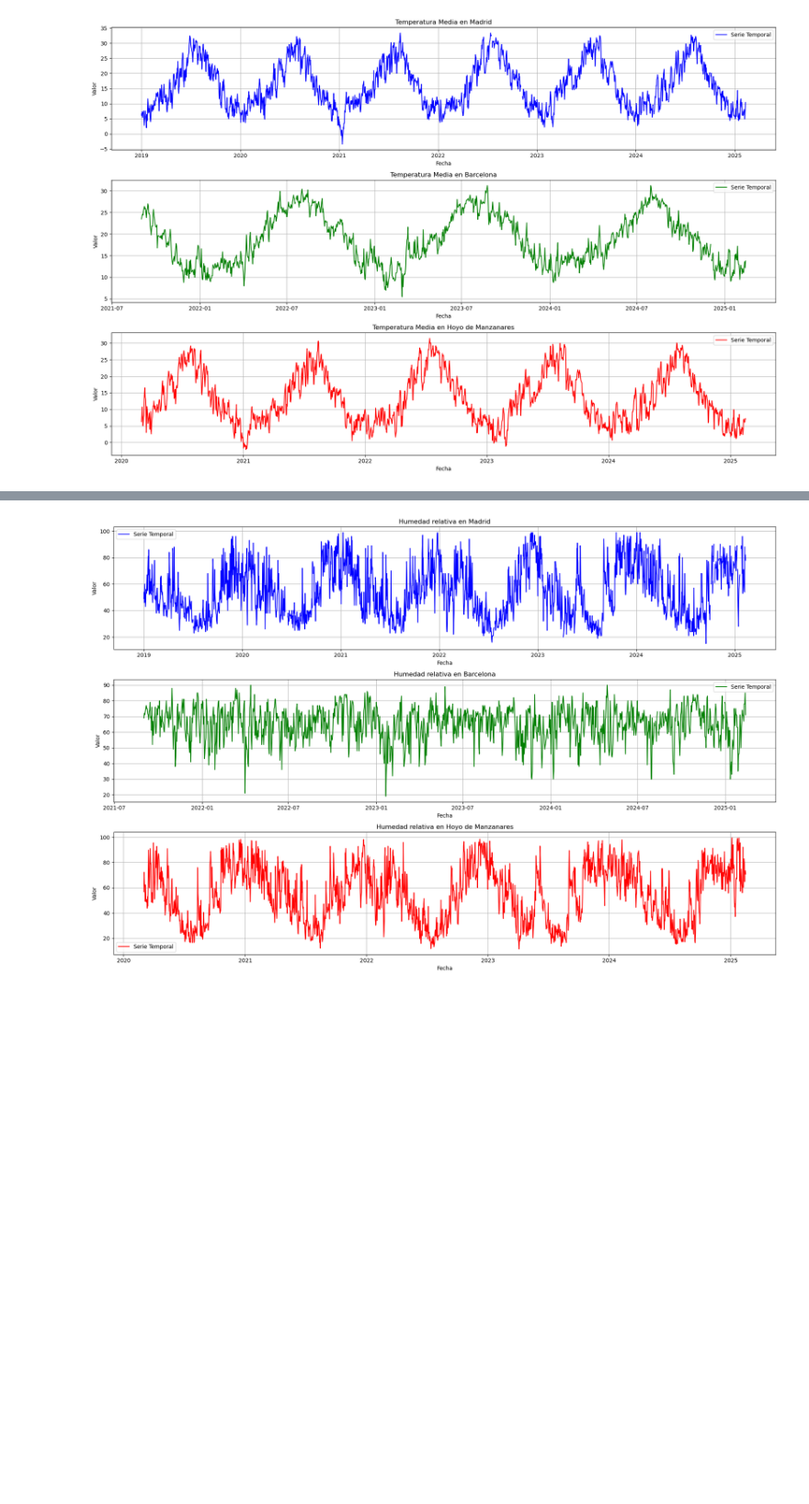
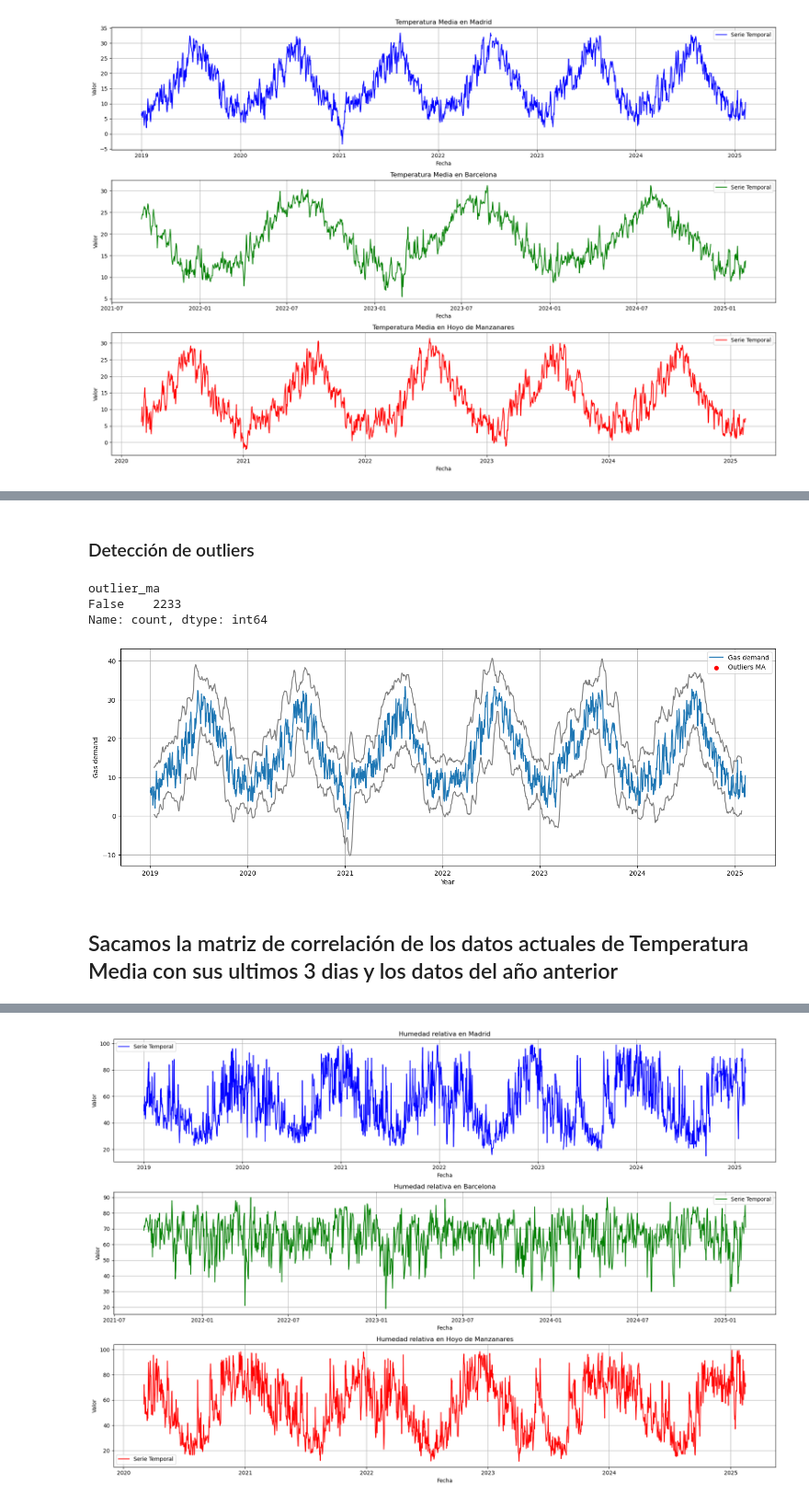
Before and after one commit to GamblerRunner/PrediccionMeteorologica, a Jupyter notebook: src/EDA/verDataDiario.ipynb, the cells around one changed output, grey strips where cells are left out. Shown at 92% size. Cells and saved outputs as stored; diff of their text form; code cells hidden in the pictures; blank space fills up the shorter version.

```diff
--- a/src/EDA/verDataDiario.ipynb
+++ b/src/EDA/verDataDiario.ipynb
@@ -80,0 +129,37 @@ plt.show()
+# %% [markdown]
+### Detección de outliers
+# %%
+window = 30  # 30 days window
+threshold = 3  # Threshold of 2 standard deviations
+
+ma = df_mad["tmed"].rolling(window=window, center=True).mean()
+std = df_mad["tmed"].rolling(window=window, center=True).std()
+
+#Treshold min and max
+threshold_min = ma - std*threshold
+threshold_max = ma + std*threshold
+
+#Outliers detection
+df_mad["outlier_ma"] = (np.abs(df_mad["tmed"] - ma) > threshold * std)
+# %%
+df_mad["outlier_ma"].value_counts()
+# %% [output]
+outlier_ma
+False    2233
+Name: count, dtype: int64
+# %%
+plt.figure(figsize=(18, 6))
+
+plt.plot(df_mad['fecha'], df_mad['tmed'], label='Gas demand')
+plt.plot(df_mad['fecha'], threshold_min, color='gray')
+plt.plot(df_mad['fecha'], threshold_max, color='gray')
+plt.scatter(df_mad["fecha"][df_mad["outlier_ma"]], df_mad["tmed"][df_mad["outlier_ma"]], color='red', label="Outliers MA")
+plt.xlabel('Year')
+plt.ylabel('Gas demand')
+plt.legend()
+plt.grid(True)
+plt.show()
+# %% [output]
+[figure, added]
+# %% [markdown]
+## Sacamos la matriz de correlación de los datos actuales de Temperatura Media con sus ultimos 3 dias y los datos del año anterior
```
Also changed, not shown: parts of 42 cells of this notebook.
